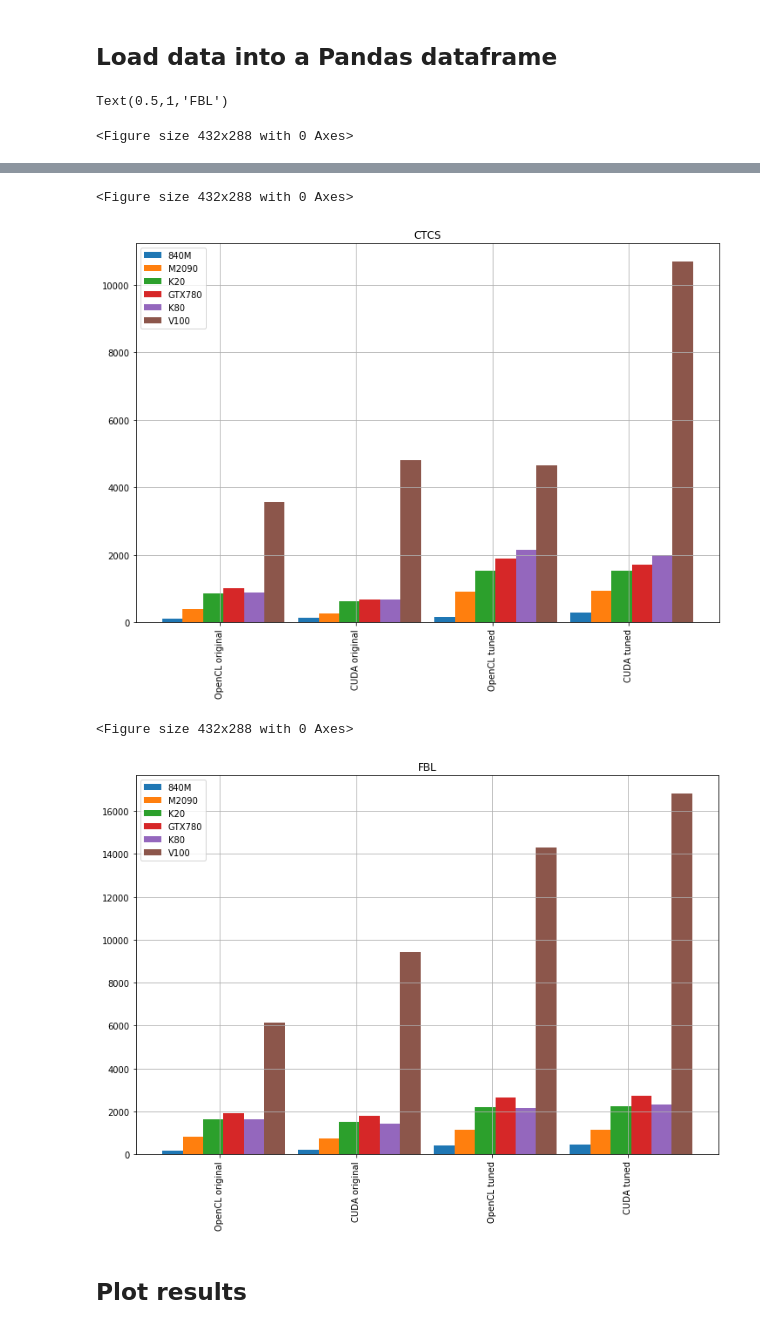
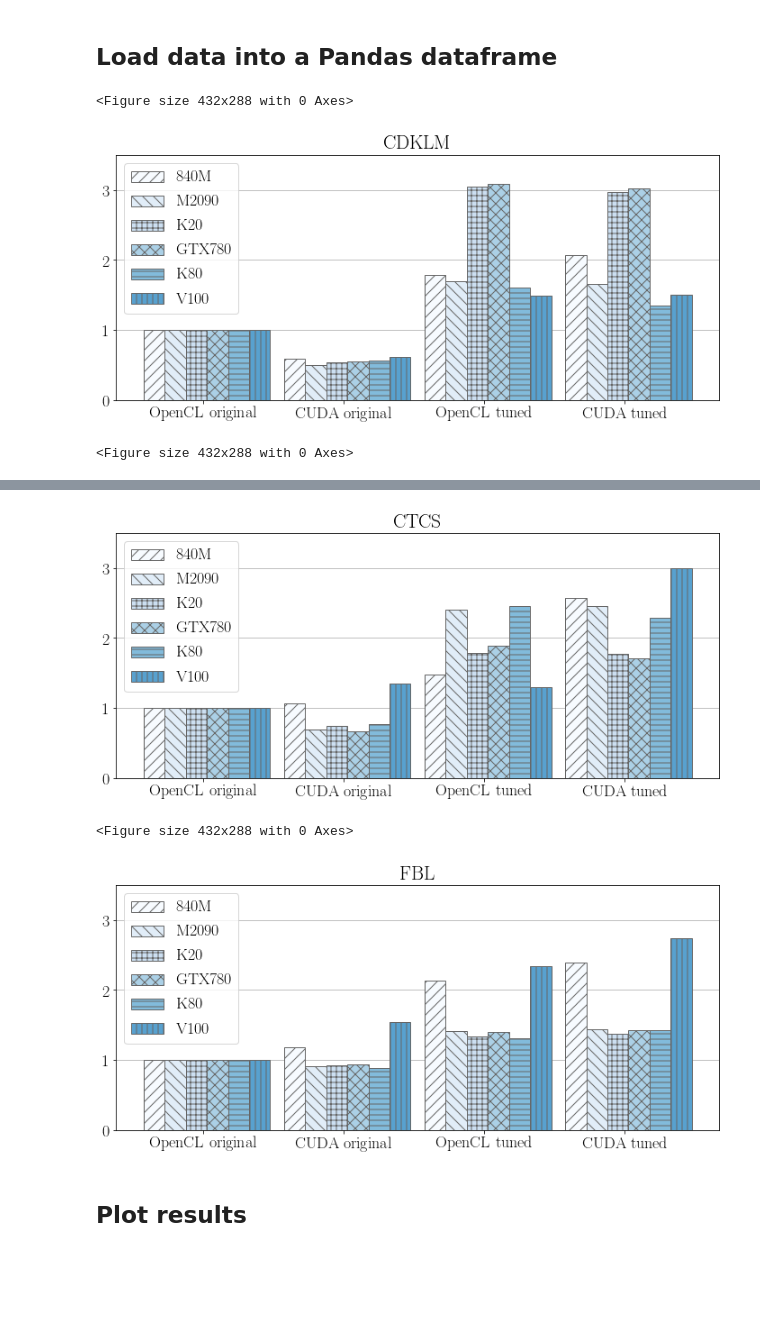
Before and after one commit to metno/gpu-ocean, a Jupyter notebook: gpu_ocean/prototypes/GitBenchmarkingPlot.ipynb, the cells around one changed output, grey strips where cells are left out. Drawn from its saved outputs; the diff is of its cells as text; code cells hidden in the pictures; blank space fills up the shorter version.

Commit message:
Updated plots for paper

```diff
--- a/gpu_ocean/prototypes/GitBenchmarkingPlot.ipynb
+++ b/gpu_ocean/prototypes/GitBenchmarkingPlot.ipynb
@@ -85,7 +98,7 @@ def make_df(files):
 
     return df, versions
 # %%
-def plot_cuda_vs_opencl_results(opencl_files, cuda_files):
+def plot_cuda_vs_opencl_results(opencl_files, cuda_files, title, filename=None):
     assert len(opencl_files) == len(cuda_files)
 
     opencl_df, _ = make_df(opencl_files)
@@ -93,7 +106,7 @@ def plot_cuda_vs_opencl_results(opencl_files, cuda_files):
 
     fig = plt.figure()
 
-    fig, ax = plt.subplots(figsize=(12,8))
+    fig, ax = plt.subplots(figsize=(12,5))
 
     num_bars = len(opencl_files)
     bar_width = 0.9 / num_bars
@@ -106,11 +119,16 @@ def plot_cuda_vs_opencl_results(opencl_files, cuda_files):
     #print(opencl_df)
     #print(cuda_df)
 
+    hatches = ['//', '\\\\', '++', 'xx', '--', '||', '..', '**']
+    cmap = plt.get_cmap("Blues")
+    colors = cmap(np.arange(num_architectures)/9)
+
+
     for i, label in enumerate(architectures):
         ocl_values = opencl_df['megacells ' + label]
         cuda_values = cuda_df['megacells ' + label]
 
-        normalization = 1;# / ocl_values[0]
+        normalization = 1 / ocl_values[0]
 
         ocl_values = ocl_values*normalization
         cuda_values = cuda_values*normalization
@@ -118,23 +136,34 @@ def plot_cuda_vs_opencl_results(opencl_files, cuda_files):
         values = [ocl_values[0], cuda_values[0], ocl_values[-1], cuda_values[-1]]
         #print(values)
 
-        ax.bar(x+2*bar_offset + (i - num_architectures/2)*bar_width, values, bar_width, label=label)
+        ax.bar(x+2*bar_offset + (i - num_architectures/2)*bar_width, values, bar_width,
+               label=label, hatch=hatches[i], color=colors[i], linewidth=1, edgecolor='0.4')
 
     labels = ["OpenCL original", "CUDA original", "OpenCL tuned", "CUDA tuned"]
-    plt.xticks(x, labels, rotation='vertical')
-    plt.grid()
+    plt.ylim([0, 3.5])
+    plt.xticks(x, labels)#, rotation='vertical')
+    plt.grid(axis='y')
+    plt.yticks([0, 1, 2, 3], [0, 1, 2, 3])
 
-    plt.legend()
+    plt.legend(loc='upper left')
+
+    plt.title(title)
+    if(filename):
+        metadata = {
+                    'original_files': json.dumps({"OpenCL": opencl_files, "CUDA": cuda_files}),
+                    'original_data': json.dumps({"OpenCL":opencl_df.to_csv(), "CUDA": cuda_df.to_csv()}),
+                    'created': time.strftime("%Y_%m_%d-%H_%M_%S"),
+                    'hostname': socket.gethostname()
+                    }
+        plt.savefig(filename, dpi=300,format='pdf',
+                transparent=True, pad_inches=0.1, frameon=None,
+                metadata=metadata)
 
 
-plot_cuda_vs_opencl_results(cdklm_opencl, cdklm_cuda)
-plt.title("CDKLM")
-
-plot_cuda_vs_opencl_results(ctcs_opencl, ctcs_cuda)
-plt.title("CTCS")
-
-plot_cuda_vs_opencl_results(fbl_opencl, fbl_cuda)
-plt.title("FBL")
+plot_cuda_vs_opencl_results(cdklm_opencl, cdklm_cuda, "CDKLM", "tuning_cdklm.pdf")
+plot_cuda_vs_opencl_results(ctcs_opencl, ctcs_cuda, "CTCS", "tuning_ctcs.pdf")
+plot_cuda_vs_opencl_results(fbl_opencl, fbl_cuda, "FBL", "tuning_fbl.pdf")
 # %% [output]
-Text(0.5,1,'FBL')
+<Figure size 432x288 with 0 Axes>
+[figure, new version]
 <Figure size 432x288 with 0 Axes>
@@ -142,7 +170,6 @@ Text(0.5,1,'FBL')
+[figure, new version]
 <Figure size 432x288 with 0 Axes>
-[figure, old version]
-<Figure size 432x288 with 0 Axes>
-[figure, old version]
+[figure, new version]
 # %% [markdown]
 ## Plot results
 # %%
```
Also changed, not shown: parts of 8 cells of this notebook.
